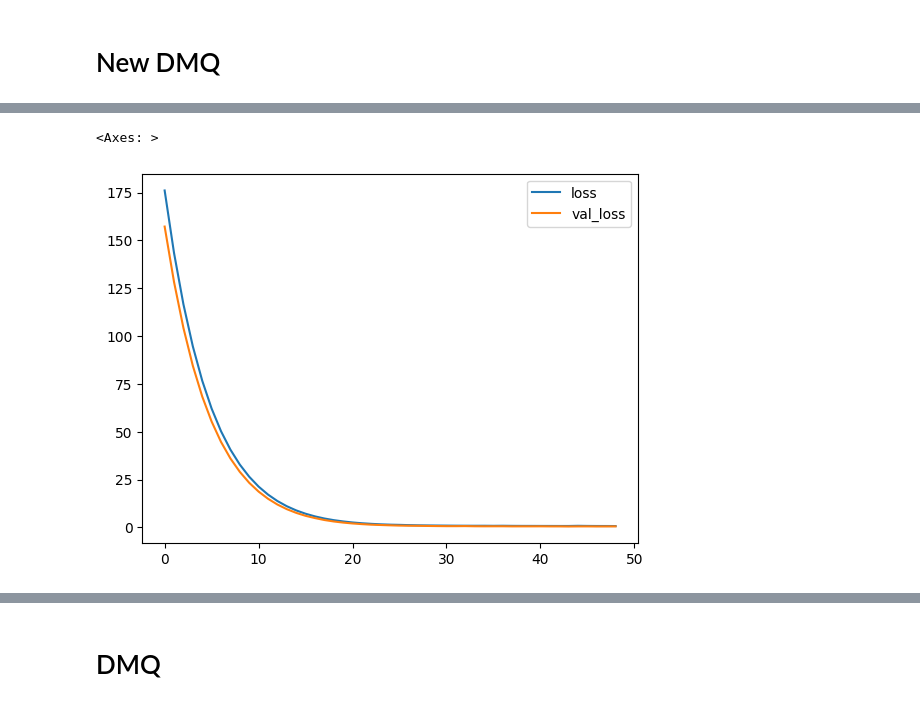
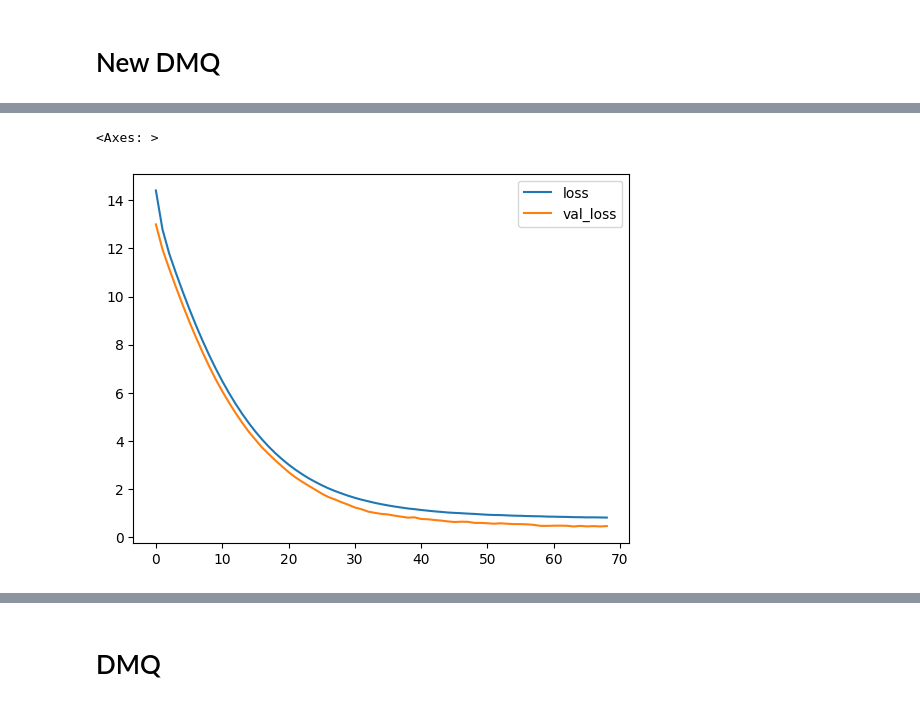
Before and after one commit to rproner1/MacroAtRisk, a Jupyter notebook: tuning.ipynb, the cells around one changed output, grey strips where cells are left out. Drawn from its saved outputs; the diff is of its cells as text; code cells hidden in the pictures.

```diff
--- a/tuning.ipynb
+++ b/tuning.ipynb
@@ -16,6 +16,7 @@ from src.train.models import build_dmq_v0, build_dmq
 from src.train.losses import make_total_tilted_loss, tilted_loss, make_tilted_loss
 from src.utils.evaluation import compute_oos_r1_score, compute_oos_r2_score
 
+keras.config.set_floatx("float32")
 keras.utils.set_random_seed(1)
 # =====================================================================
 # Configuration
@@ -26,12 +27,14 @@ with open("config/config_file.yaml", "r") as f:
 
 BASE_PATH = pathlib.Path('.')
 data_config = config['data']
-INPUT_FILES = data_config['input_files']
+INPUT_FILES = [
+    'us_4q_fred_x.csv'
+]
 TARGET_FILE = data_config['target_file']
 TARGETS_PATH = BASE_PATH/ 'data' / 'processed' / TARGET_FILE
 INPUT_PATHS = [BASE_PATH / 'data' / 'processed' / file for file in INPUT_FILES]
 START_DATE = data_config['start_date']
-USE_LAGS = data_config['use_lags']
+USE_LAGS = False
 
 TARGETS  = ['Infl_yoy', 'IP_yoy', 'Unrate_yoy']
 TARGET_DICT = {
@@ -351,14 +362,15 @@ y_train_rnn = targets_train_rnn[:,TARGET_IDX]
 y_val_rnn = targets_val_rnn[:,TARGET_IDX]
 y_test_rnn = targets_test_rnn[:, TARGET_IDX]
 
-mq_y_train_rnn = np.repeat(y_train_rnn.reshape(-1,1), len(QUANTILES), axis=1)
-mq_y_val_rnn = np.repeat(y_val_rnn.reshape(-1,1), len(QUANTILES), axis=1)
-mq_y_test_rnn = np.repeat(y_test_rnn.reshape(-1,1), len(QUANTILES), axis=1)
+# mq_y_train_rnn = np.repeat(y_train_rnn.reshape(-1,1), len(QUANTILES), axis=1)
+# mq_y_val_rnn = np.repeat(y_val_rnn.reshape(-1,1), len(QUANTILES), axis=1)
+# mq_y_test_rnn = np.repeat(y_test_rnn.reshape(-1,1), len(QUANTILES), axis=1)
 
 # Stack up the sequences to create a full training set
 if isinstance(X_train, list):
     X_train_rnn_full = concatenate_multi_input_data(X_train_rnn, X_val_rnn)
 else:
     X_train_rnn_full = np.concatenate([X_train_rnn, X_val_rnn])
-mq_y_train_rnn_full = np.concatenate([mq_y_train_rnn, mq_y_val_rnn], axis=0)
+# mq_y_train_rnn_full = np.concatenate([mq_y_train_rnn, mq_y_val_rnn], axis=0)
+y_train_rnn_full = np.concatenate([y_train_rnn, y_val_rnn], axis=0)
 # %% [output]
@@ -381,12 +393,12 @@ bias_initializers = {
 
 builder_params = {
     'input_shapes': input_shapes,
-    'n_recurrent_layers': 3,
-    'n_shared_layers': 3,
-    'n_qtask_layers': 3,
-    'n_recurrent_nodes': 32,
-    'n_shared_nodes':32,
-    'n_task_nodes': 32,
+    'n_recurrent_layers': 2,
+    'n_shared_layers': 2,
+    'n_qtask_layers': 2,
+    'n_recurrent_nodes': 16,
+    'n_shared_nodes':16,
+    'n_task_nodes': 8,
     'initializer': 'he_normal',
     'quantiles': QUANTILES,
     'loss_weights':  None,
@@ -397,7 +409,7 @@ builder_params = {
 
 hps = {
     'lr': 3e-4,
-    'l2': 0.1
+    'l2': 0.01
 }
 
 builder_params.update(hps)
@@ -410,17 +422,17 @@ model = build_dmq(
 
 early_stopping = EarlyStopping(
     monitor='val_loss',
-    min_delta=1e-2,
+    min_delta=1e-3,
     patience=5,
     restore_best_weights=True
 )
 
 history = model.fit(
-    X_train_rnn_full,
-    mq_y_train_rnn_full,
+    X_train_rnn[-120:],
+    y_train_rnn_full[-120:],
     epochs=200,
     batch_size=4,
-    validation_data=(X_val_rnn, mq_y_val_rnn),
+    validation_data=(X_val_rnn, y_val_rnn),
     callbacks=[
         early_stopping
     ],
@@ -450,2 +462,2 @@ Epoch 49/200
 <Axes: >
-[figure, old version]
+[figure, new version]
```
Also changed, not shown: parts of 7 cells of this notebook.
